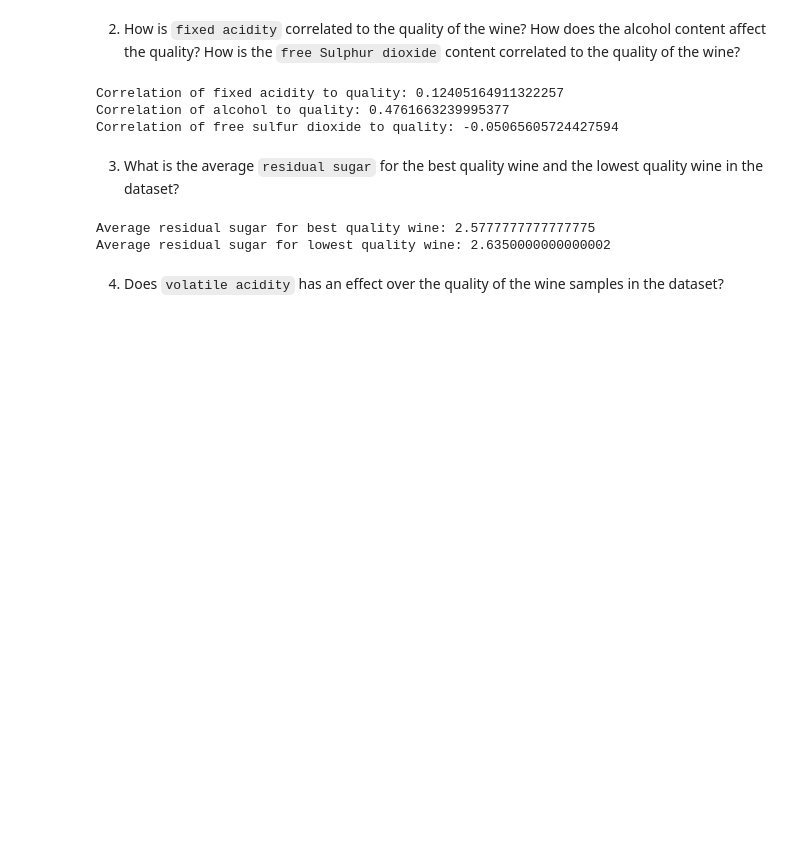
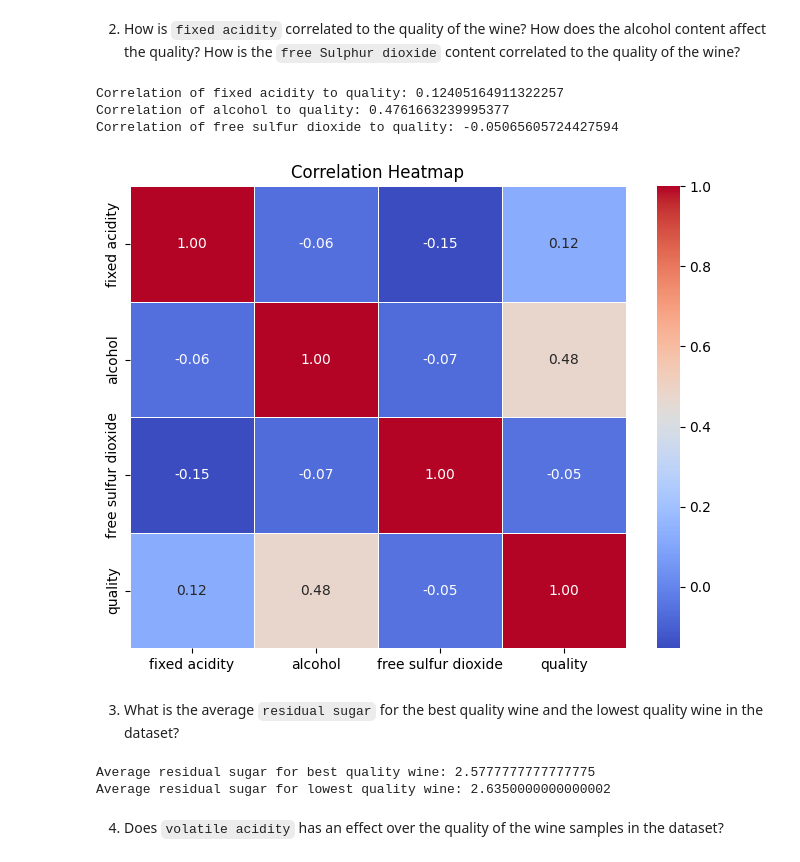
Before and after one commit to Kashew765/Media-tech_MLproject, a Jupyter notebook: wine_data_ml.ipynb, the cells around one changed output. Drawn from its saved outputs; the diff is of its cells as text; code cells hidden in the pictures; blank space fills up the shorter version.

```diff
--- a/wine_data_ml.ipynb
+++ b/wine_data_ml.ipynb
@@ -40,6 +53,18 @@ print(f"Correlation of free sulfur dioxide to quality: {free_sulfur_corr}")
 Correlation of fixed acidity to quality: 0.12405164911322257
 Correlation of alcohol to quality: 0.4761663239995377
 Correlation of free sulfur dioxide to quality: -0.05065605724427594
+# %%
+#finding the correlation
+correlation=data[['fixed acidity','alcohol','free sulfur dioxide','quality']].corr()
+
+# Correlation Heatmap
+import seaborn as sns
+plt.figure(figsize=(8, 6))
+sns.heatmap(correlation, annot=True, cmap="coolwarm", fmt=".2f", linewidths=0.5)
+plt.title("Correlation Heatmap")
+plt.show()
+# %% [output]
+[figure, added]
 # %% [markdown]
 3.	What is the average `residual sugar` for the best quality wine and the lowest quality wine in the dataset?
 # %%
```
Also changed, not shown: parts of 2 cells of this notebook.
